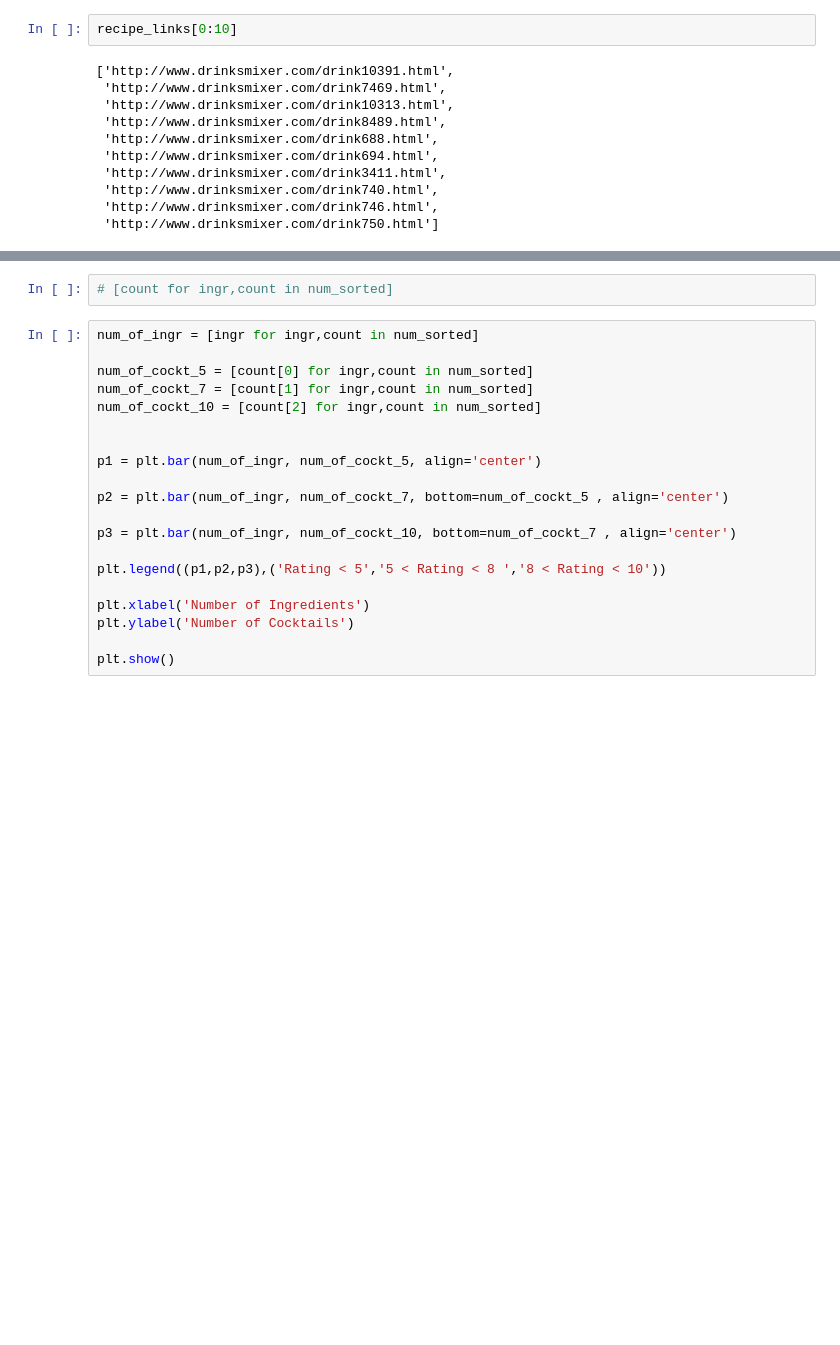
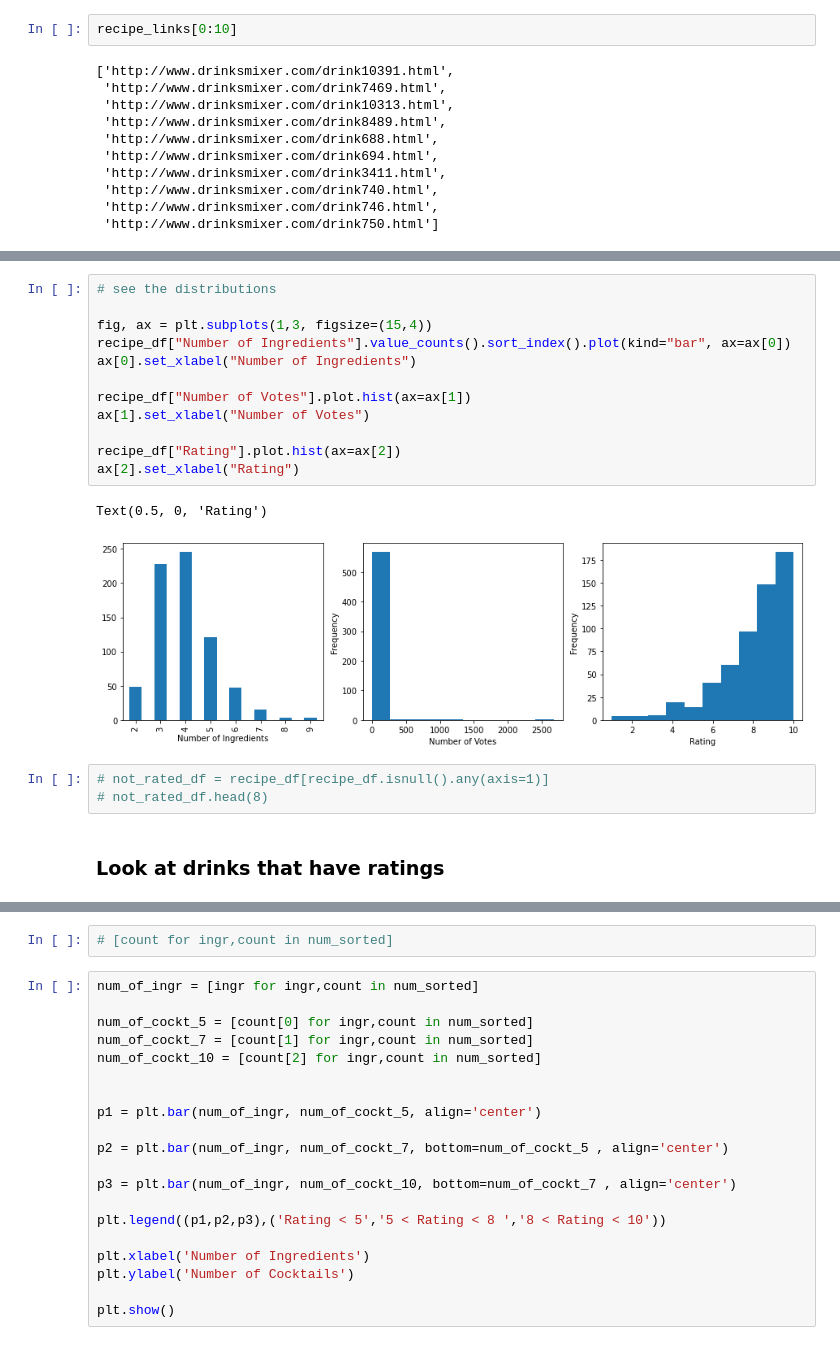
Before and after one commit to saeed44/Cocktail-Recommender, a Jupyter notebook: Cocktail_recom.ipynb, the cells around one changed output, grey strips where cells are left out. Saved outputs shown, nothing was run; the diff lists cells and outputs as text; blank space fills up the shorter version.

```diff
--- a/Cocktail_recom.ipynb
+++ b/Cocktail_recom.ipynb
@@ -245,0 +206,20 @@ num_sorted = sorted(num_dict.items(), key=lambda x: x[0])
+# %%
+# see the distributions
+
+fig, ax = plt.subplots(1,3, figsize=(15,4))
+recipe_df["Number of Ingredients"].value_counts().sort_index().plot(kind="bar", ax=ax[0])
+ax[0].set_xlabel("Number of Ingredients")
+
+recipe_df["Number of Votes"].plot.hist(ax=ax[1])
+ax[1].set_xlabel("Number of Votes")
+
+recipe_df["Rating"].plot.hist(ax=ax[2])
+ax[2].set_xlabel("Rating")
+# %% [output]
+Text(0.5, 0, 'Rating')
+[figure, added]
+# %%
+# not_rated_df = recipe_df[recipe_df.isnull().any(axis=1)]
+# not_rated_df.head(8)
+# %% [markdown]
+### Look at drinks that have ratings
```
Also changed, not shown: parts of 67 cells of this notebook.
